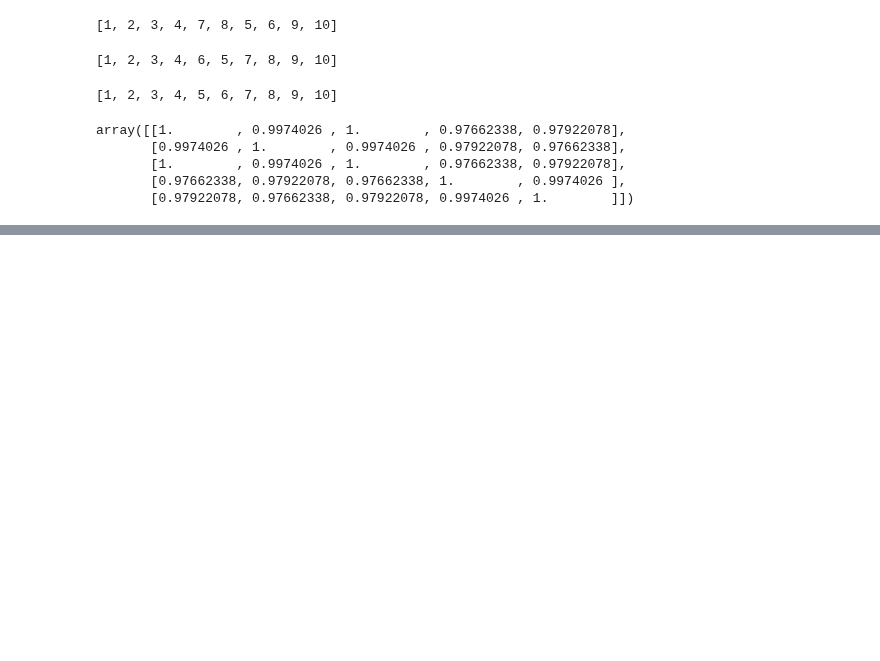
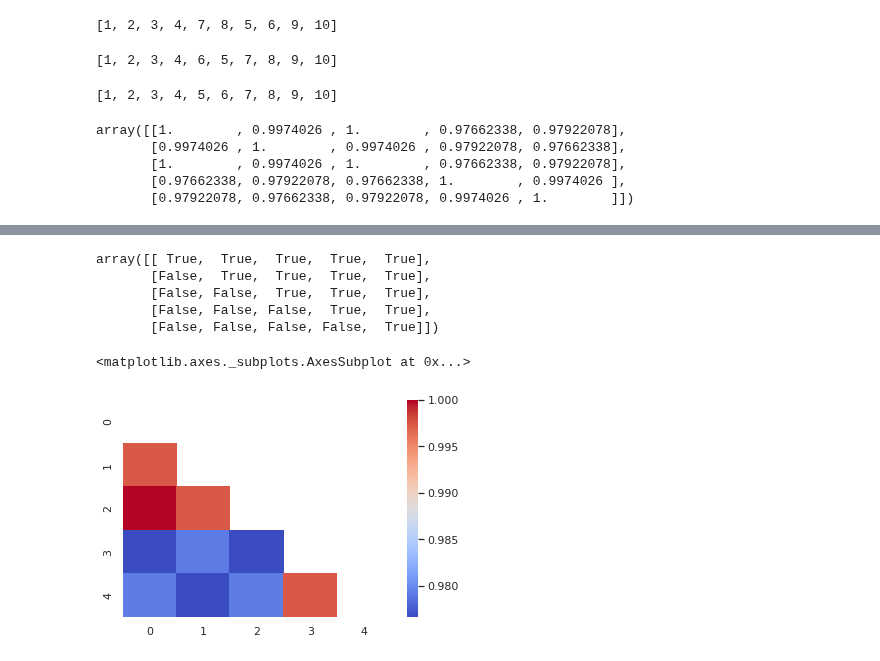
Before and after one commit to jeanlucjackson/w266_NLP_final_project, a Jupyter notebook: code/sandboxes/RR/rr_evaluation_sandbox.ipynb, the cells around one changed output, grey strips where cells are left out. Drawn from its saved outputs; the diff is of its cells as text; code cells hidden in the pictures; blank space fills up the shorter version.

```diff
--- a/code/sandboxes/RR/rr_evaluation_sandbox.ipynb
+++ b/code/sandboxes/RR/rr_evaluation_sandbox.ipynb
@@ -137,0 +138,2 @@ sns.heatmap(result, cmap="coolwarm")
+# %%
+df = pd.DataFrame(result)
@@ -137,0 +149,15 @@ sns.heatmap(result, cmap="coolwarm")
+# %%
+mask = np.triu(np.ones_like(df.corr(), dtype=bool))
+# %%
+mask
+# %% [output]
+array([[ True,  True,  True,  True,  True],
+       [False,  True,  True,  True,  True],
+       [False, False,  True,  True,  True],
+       [False, False, False,  True,  True],
+       [False, False, False, False,  True]])
+# %%
+sns.heatmap(df, mask=mask, cmap="coolwarm")
+# %% [output]
+<matplotlib.axes._subplots.AxesSubplot at 0x...>
+[figure, added]
```
Also changed, not shown: parts of 2 cells of this notebook.
